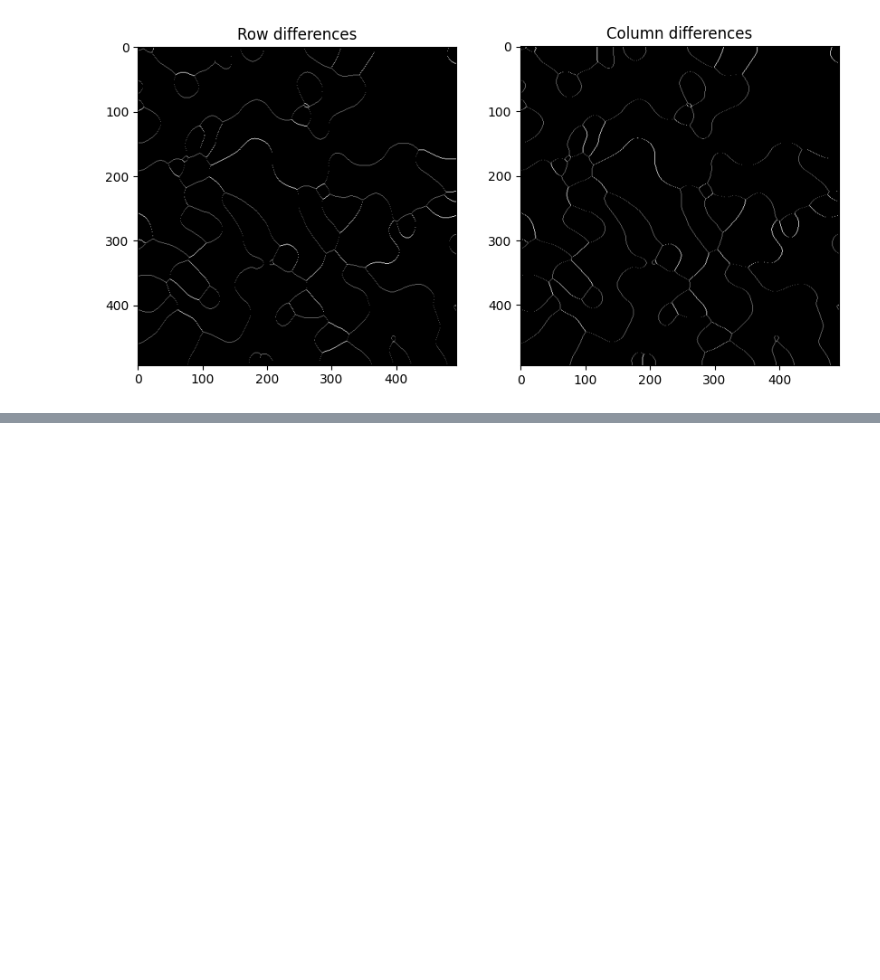
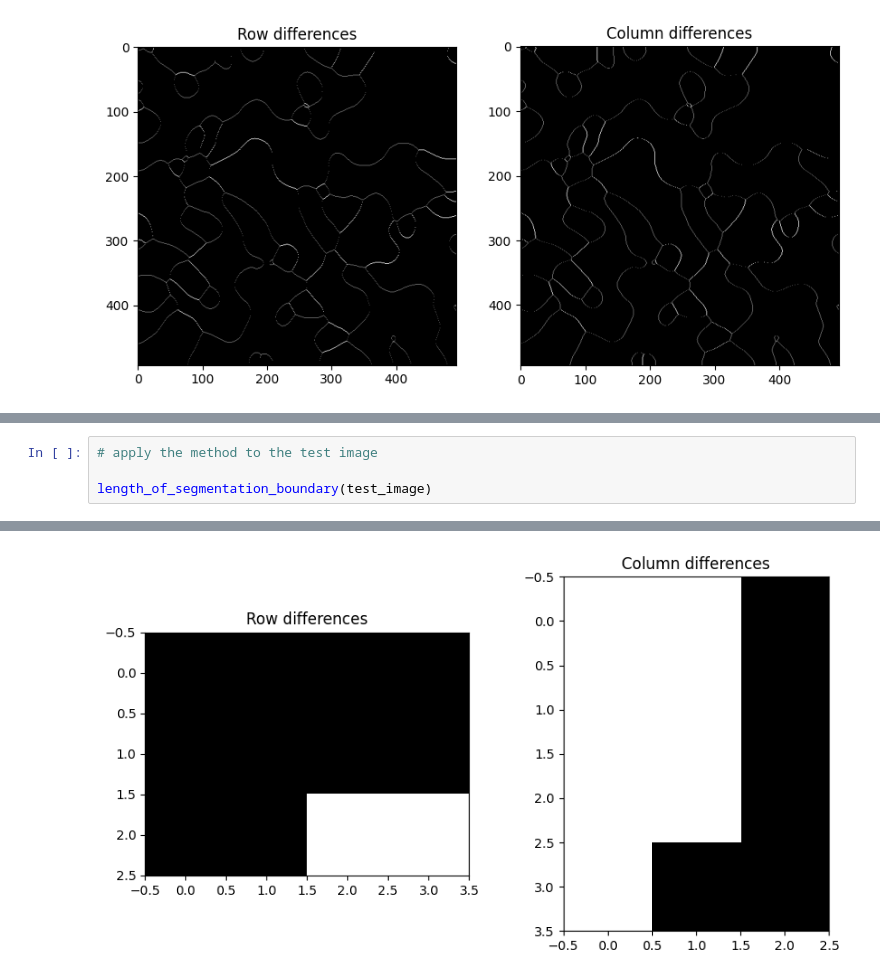
Before and after one commit to Cerlog/02506_Advanced_Image_Analysis_DTU, a Jupyter notebook: Chapter01/week_1_ex_2.ipynb, the cells around one changed output, grey strips where cells are left out. Drawn from its saved outputs; the diff is of its cells as text; blank space fills up the shorter version.

```diff
--- a/Chapter01/week_1_ex_2.ipynb
+++ b/Chapter01/week_1_ex_2.ipynb
@@ -181,0 +293,5 @@ length_of_segmentation_boundary(image_3)
+# %%
+# apply the method to the test image
+
+length_of_segmentation_boundary(test_image)
+# %% [output]
@@ -181,0 +308 @@ length_of_segmentation_boundary(image_3)
+[figure, added]
```
Also changed, not shown: parts of 9 cells of this notebook.
